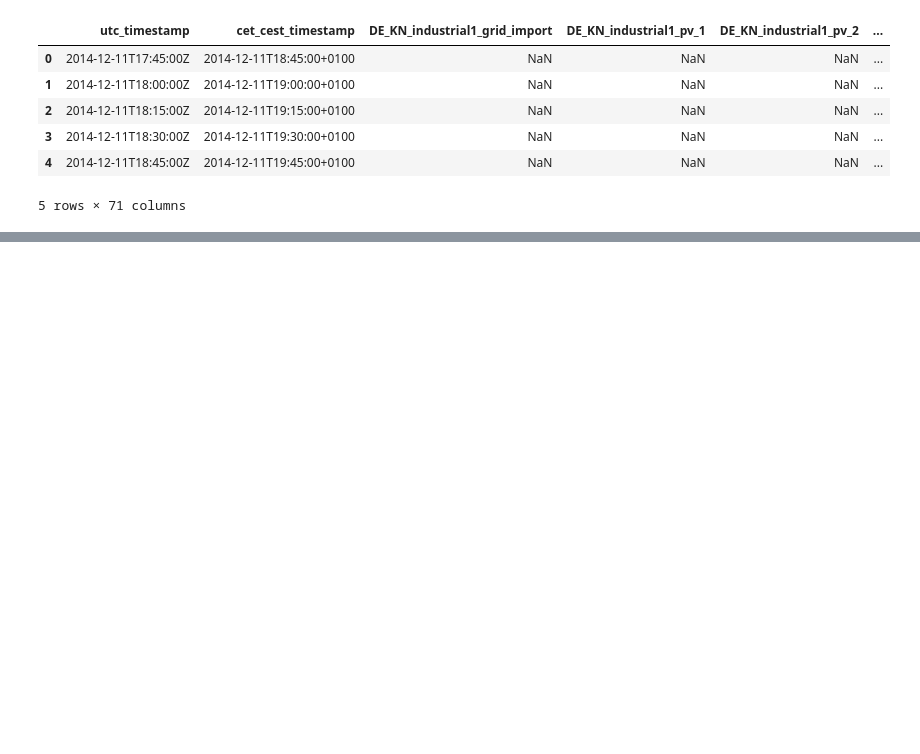
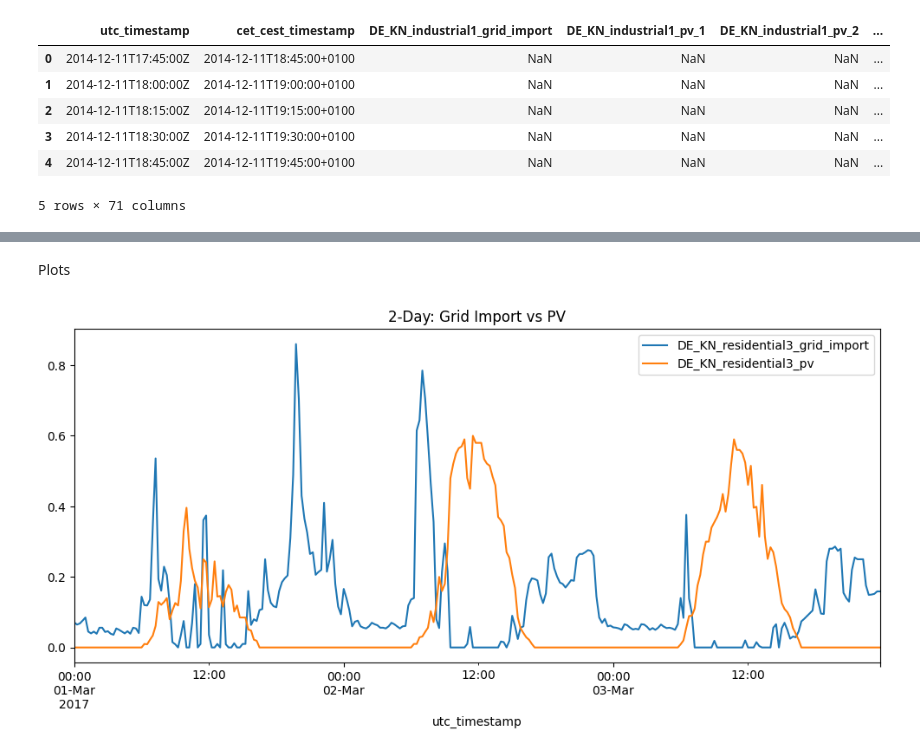
Before and after one commit to Iminza67/Household-Energy-Consumption-Generation-Analysis, a Jupyter notebook: notebooks/EDA.ipynb, the cells around one changed output, grey strips where cells are left out. Saved outputs shown, nothing was run; the diff lists cells and outputs as text; code cells hidden in the pictures; blank space fills up the shorter version.

Commit message:
finished eda of residential 3

```diff
--- a/notebooks/EDA.ipynb
+++ b/notebooks/EDA.ipynb
@@ -101,0 +86,5 @@ dtype('<M8[us]')
+# %%
+df_r3 = df_r3[
+    (df_r3["utc_timestamp"] >= "2016-02-28T17:15:00Z") &
+    (df_r3["utc_timestamp"] <= "2017-07-08T16:00:00Z")
+].copy()
@@ -101,0 +93,4 @@ dtype('<M8[us]')
+# %%
+df_r3["utc_timestamp"] = pd.to_datetime(df_r3["utc_timestamp"])
+df_r3 = df_r3.sort_values("utc_timestamp")
+df_r3 = df_r3.set_index("utc_timestamp")
@@ -101,0 +99,4 @@ dtype('<M8[us]')
+# %%
+df_usage = df_r3.diff().copy()
+df_usage = df_usage.dropna()
+df_usage[df_usage < 0] = 0
@@ -101,0 +130,5 @@ dtype('<M8[us]')
+# %%
+df_usage = df_usage[
+    df_usage["DE_KN_residential3_grid_import"] < 10
+]
+df_usage.describe()
@@ -101,0 +145,10 @@ dtype('<M8[us]')
+# %% [markdown]
+Plots
+# %%
+df_usage.loc["2017-03-01":"2017-03-03",
+             ['DE_KN_residential3_grid_import',
+              'DE_KN_residential3_pv']].plot(figsize=(12,5))
+plt.title("2-Day: Grid Import vs PV")
+plt.show()
+# %% [output]
+[figure, added]
```
Also changed, not shown: parts of 35 cells of this notebook.
